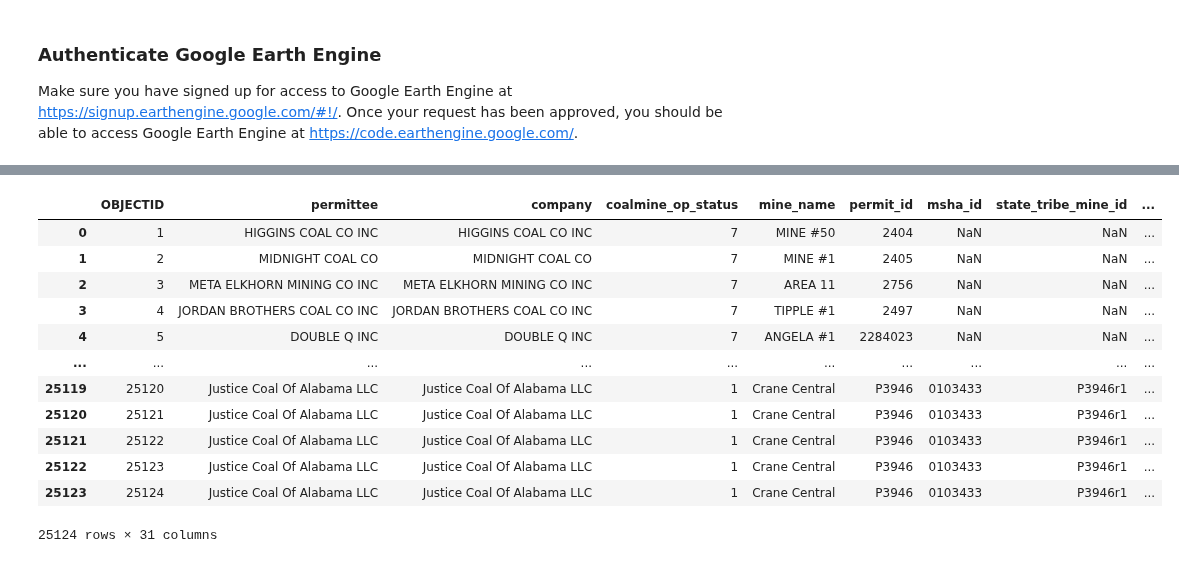
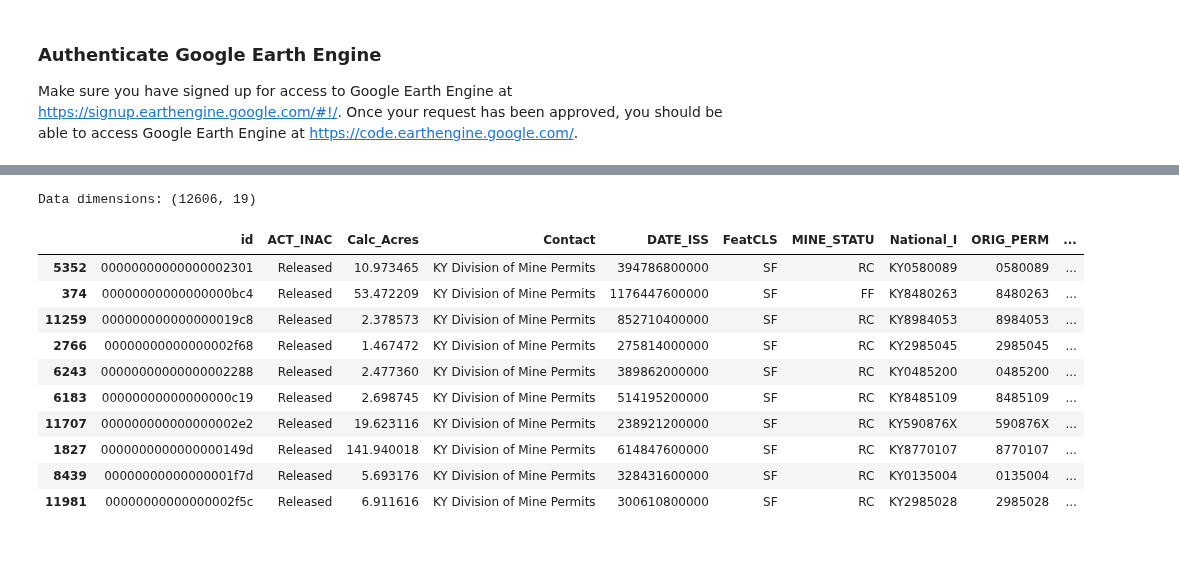
Before and after one commit to KendallScott/Capstone, a Jupyter notebook: Data_Cleanup.ipynb, the cells around one changed output, grey strips where cells are left out. Cells and saved outputs as stored; diff of their text form; code cells hidden in the pictures.

```diff
--- a/Data_Cleanup.ipynb
+++ b/Data_Cleanup.ipynb
@@ -112,21 +112,25 @@ Enter verification code: 4/1AZEOvhWu8fPc8nZm3PncwJBu63PbSeV4nRuIerROd6ls3NxAEg0u
 
 Successfully saved authorization token.
 # %%
+
 # Read the GeoJSON file
-mines = gpd.read_file('/content/drive/MyDrive/OSMRE_GEOMINE_GEOJSON.geojson')
+mines = gpd.read_file('/content/drive/MyDrive/KY_Released_mines.geojson')
+
+# Read data using GeoPandas
+print("Data dimensions: {}".format(mines.shape))
+# %% [output]
+Data dimensions: (12606, 19)
 # %%
-mines
+mines.sample(10)
 # %% [output]
-|  | OBJECTID | permittee | company | coalmine_op_status | mine_name | permit_id | msha_id | state_tribe_mine_id | ... |
-| 0 | 1 | HIGGINS COAL CO INC | HIGGINS COAL CO INC | 7 | MINE #50 | 2404 | NaN | NaN | ... |
-| 1 | 2 | MIDNIGHT COAL CO | MIDNIGHT COAL CO | 7 | MINE #1 | 2405 | NaN | NaN | ... |
-| 2 | 3 | META ELKHORN MINING CO INC | META ELKHORN MINING CO INC | 7 | AREA 11 | 2756 | NaN | NaN | ... |
-| 3 | 4 | JORDAN BROTHERS COAL CO INC | JORDAN BROTHERS COAL CO INC | 7 | TIPPLE #1 | 2497 | NaN | NaN | ... |
-| 4 | 5 | DOUBLE Q INC | DOUBLE Q INC | 7 | ANGELA #1 | 2284023 | NaN | NaN | ... |
-| ... | ... | ... | ... | ... | ... | ... | ... | ... | ... |
-| 25119 | 25120 | Justice Coal Of Alabama LLC | Justice Coal Of Alabama LLC | 1 | Crane Central | P3946 | 0103433 | P3946r1 | ... |
-| 25120 | 25121 | Justice Coal Of Alabama LLC | Justice Coal Of Alabama LLC | 1 | Crane Central | P3946 | 0103433 | P3946r1 | ... |
-| 25121 | 25122 | Justice Coal Of Alabama LLC | Justice Coal Of Alabama LLC | 1 | Crane Central | P3946 | 0103433 | P3946r1 | ... |
-| 25122 | 25123 | Justice Coal Of Alabama LLC | Justice Coal Of Alabama LLC | 1 | Crane Central | P3946 | 0103433 | P3946r1 | ... |
-| 25123 | 25124 | Justice Coal Of Alabama LLC | Justice Coal Of Alabama LLC | 1 | Crane Central | P3946 | 0103433 | P3946r1 | ... |
+|  | id | ACT_INAC | Calc_Acres | Contact | DATE_ISS | FeatCLS | MINE_STATU | National_I | ORIG_PERM | ... |
+| 5352 | 00000000000000002301 | Released | 10.973465 | KY Division of Mine Permits | 394786800000 | SF | RC | KY0580089 | 0580089 | ... |
+| 374 | 00000000000000000bc4 | Released | 53.472209 | KY Division of Mine Permits | 1176447600000 | SF | FF | KY8480263 | 8480263 | ... |
+| 11259 | 000000000000000019c8 | Released | 2.378573 | KY Division of Mine Permits | 852710400000 | SF | RC | KY8984053 | 8984053 | ... |
+| 2766 | 00000000000000002f68 | Released | 1.467472 | KY Division of Mine Permits | 275814000000 | SF | RC | KY2985045 | 2985045 | ... |
+| 6243 | 00000000000000002288 | Released | 2.477360 | KY Division of Mine Permits | 389862000000 | SF | RC | KY0485200 | 0485200 | ... |
+| 6183 | 00000000000000000c19 | Released | 2.698745 | KY Division of Mine Permits | 514195200000 | SF | RC | KY8485109 | 8485109 | ... |
+| 11707 | 000000000000000002e2 | Released | 19.623116 | KY Division of Mine Permits | 238921200000 | SF | RC | KY590876X | 590876X | ... |
+| 1827 | 0000000000000000149d | Released | 141.940018 | KY Division of Mine Permits | 614847600000 | SF | RC | KY8770107 | 8770107 | ... |
+| 8439 | 00000000000000001f7d | Released | 5.693176 | KY Division of Mine Permits | 328431600000 | SF | RC | KY0135004 | 0135004 | ... |
+| 11981 | 00000000000000002f5c | Released | 6.911616 | KY Division of Mine Permits | 300610800000 | SF | RC | KY2985028 | 2985028 | ... |
-25124 rows × 31 columns
```
Also changed, not shown: parts of 24 cells of this notebook.
